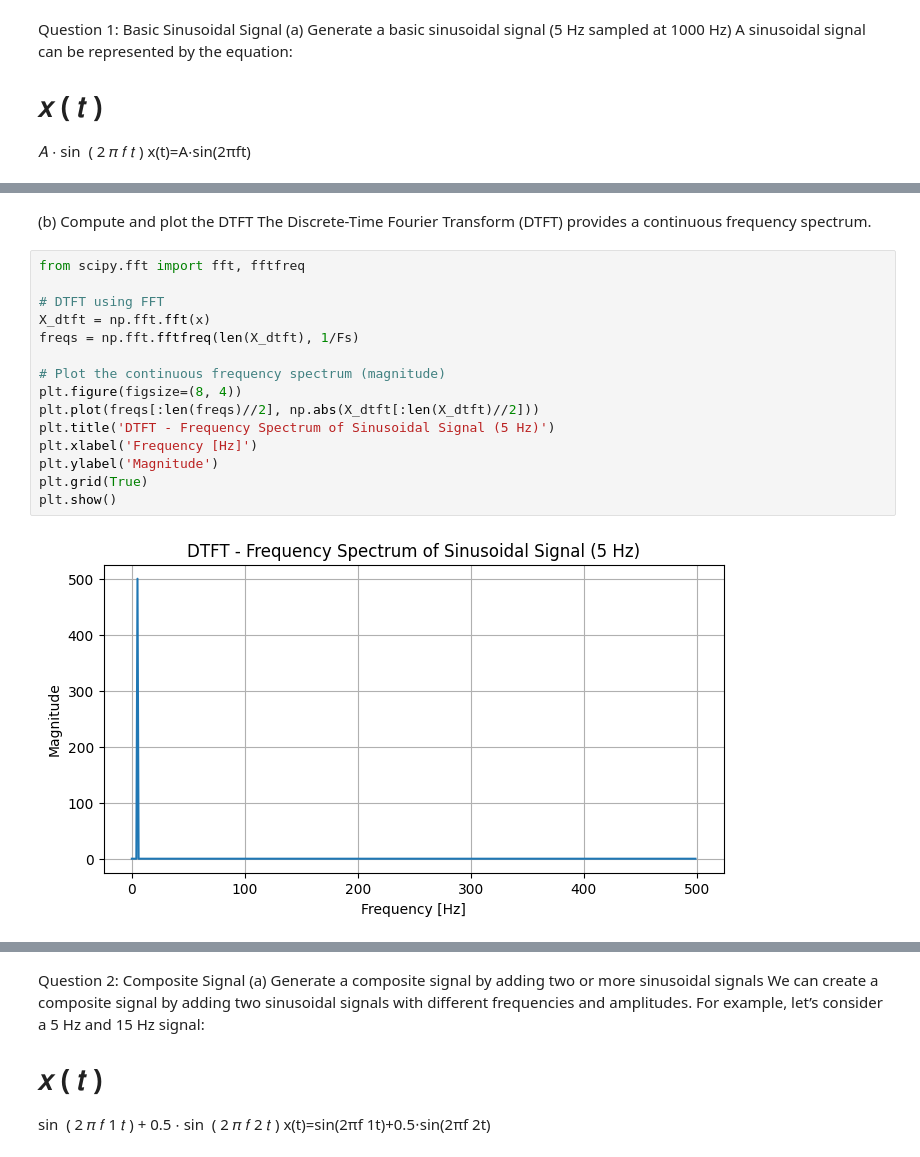
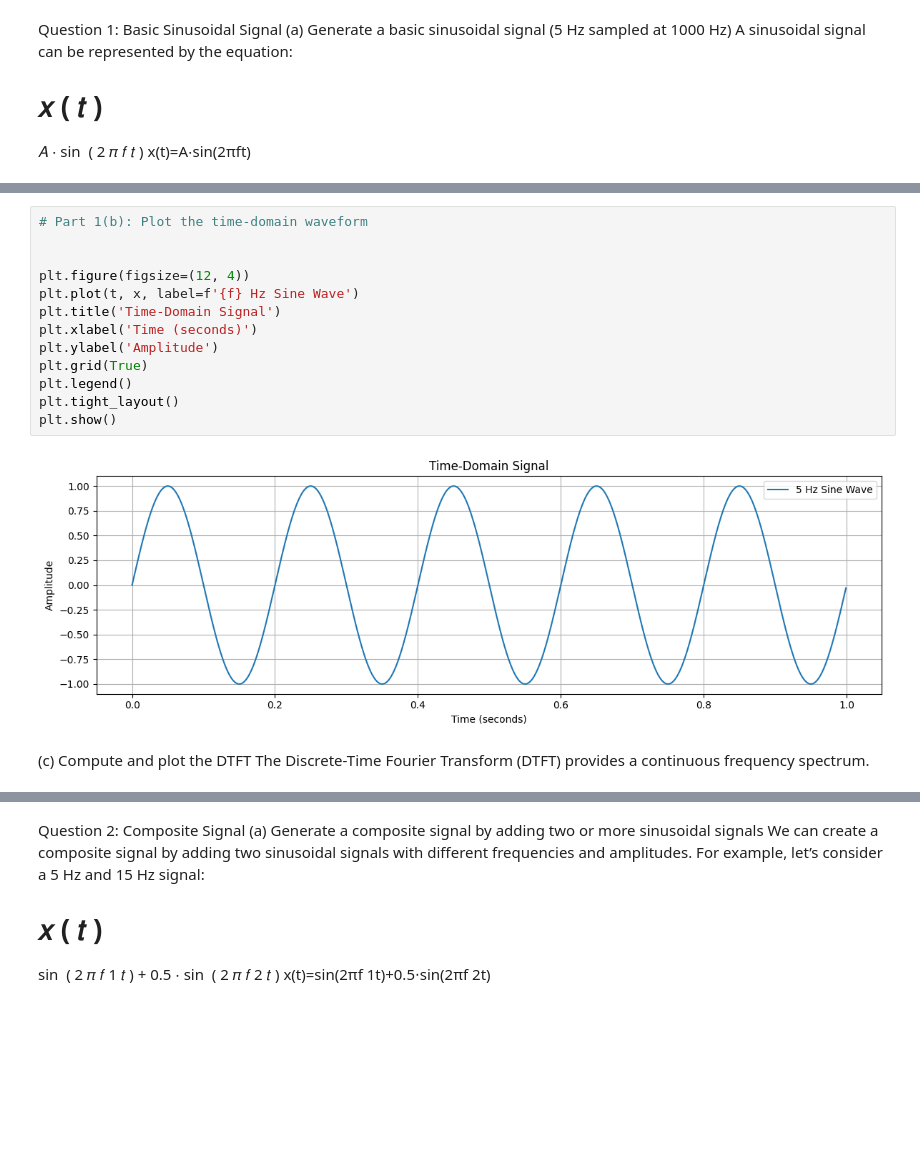
Before and after one commit to Sowmya-2348562/Speech-Processing, a Jupyter notebook: 2348562_SPR_Lab2.ipynb, the cells around one changed output, grey strips where cells are left out. Cells and saved outputs as stored; diff of their text form; blank space fills up the shorter version.

```diff
--- a/2348562_SPR_Lab2.ipynb
+++ b/2348562_SPR_Lab2.ipynb
@@ -49,20 +49,18 @@ plt.show()
+# %%
+# Part 1(b): Plot the time-domain waveform
+
+
+plt.figure(figsize=(12, 4))
+plt.plot(t, x, label=f'{f} Hz Sine Wave')
+plt.title('Time-Domain Signal')
+plt.xlabel('Time (seconds)')
+plt.ylabel('Amplitude')
+plt.grid(True)
+plt.legend()
+plt.tight_layout()
+plt.show()
+# %% [output]
+[figure, added]
 # %% [markdown]
-(b) Compute and plot the DTFT
+(c) Compute and plot the DTFT
 The Discrete-Time Fourier Transform (DTFT) provides a continuous frequency spectrum.
-# %%
-from scipy.fft import fft, fftfreq
-
-# DTFT using FFT
-X_dtft = np.fft.fft(x)
-freqs = np.fft.fftfreq(len(X_dtft), 1/Fs)
-
-# Plot the continuous frequency spectrum (magnitude)
-plt.figure(figsize=(8, 4))
-plt.plot(freqs[:len(freqs)//2], np.abs(X_dtft[:len(X_dtft)//2]))
-plt.title('DTFT - Frequency Spectrum of Sinusoidal Signal (5 Hz)')
-plt.xlabel('Frequency [Hz]')
-plt.ylabel('Magnitude')
-plt.grid(True)
-plt.show()
-# %% [output]
-[figure, removed]
```
Also changed, not shown: parts of 21 cells of this notebook.
